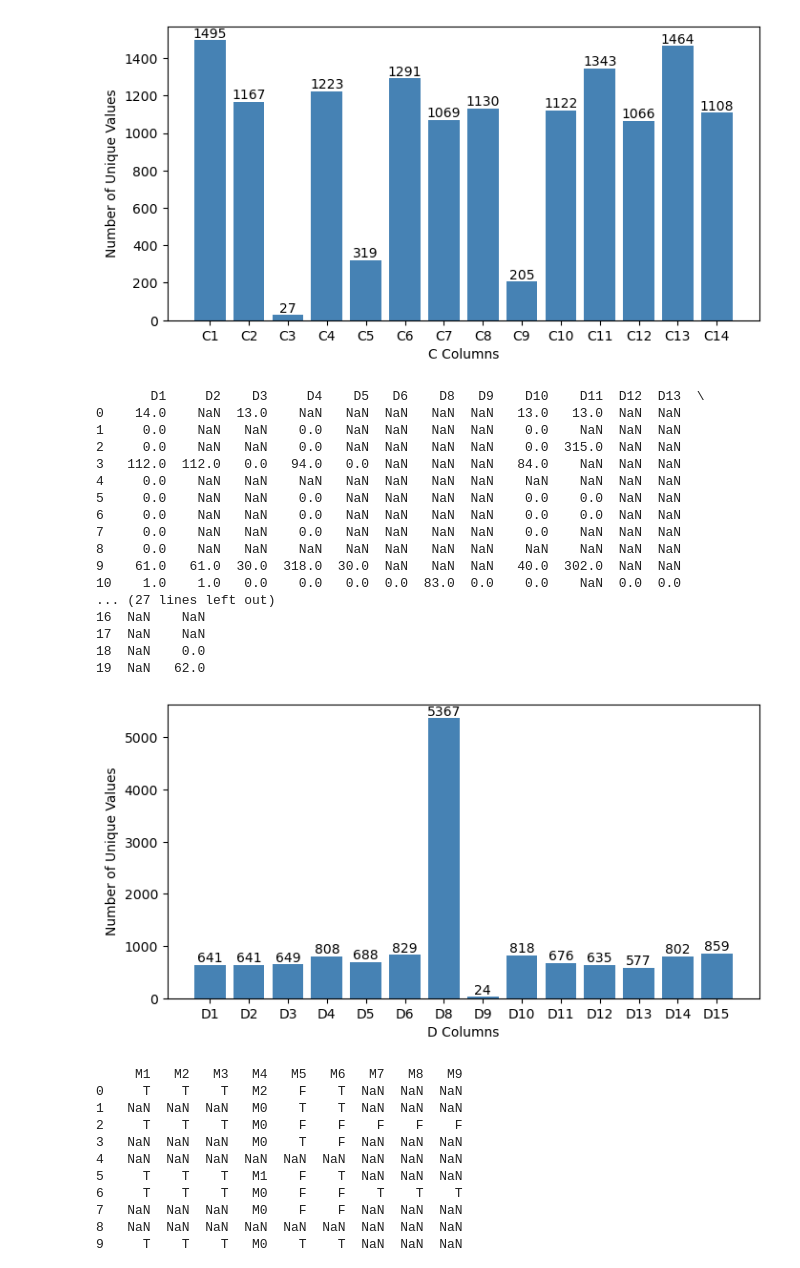
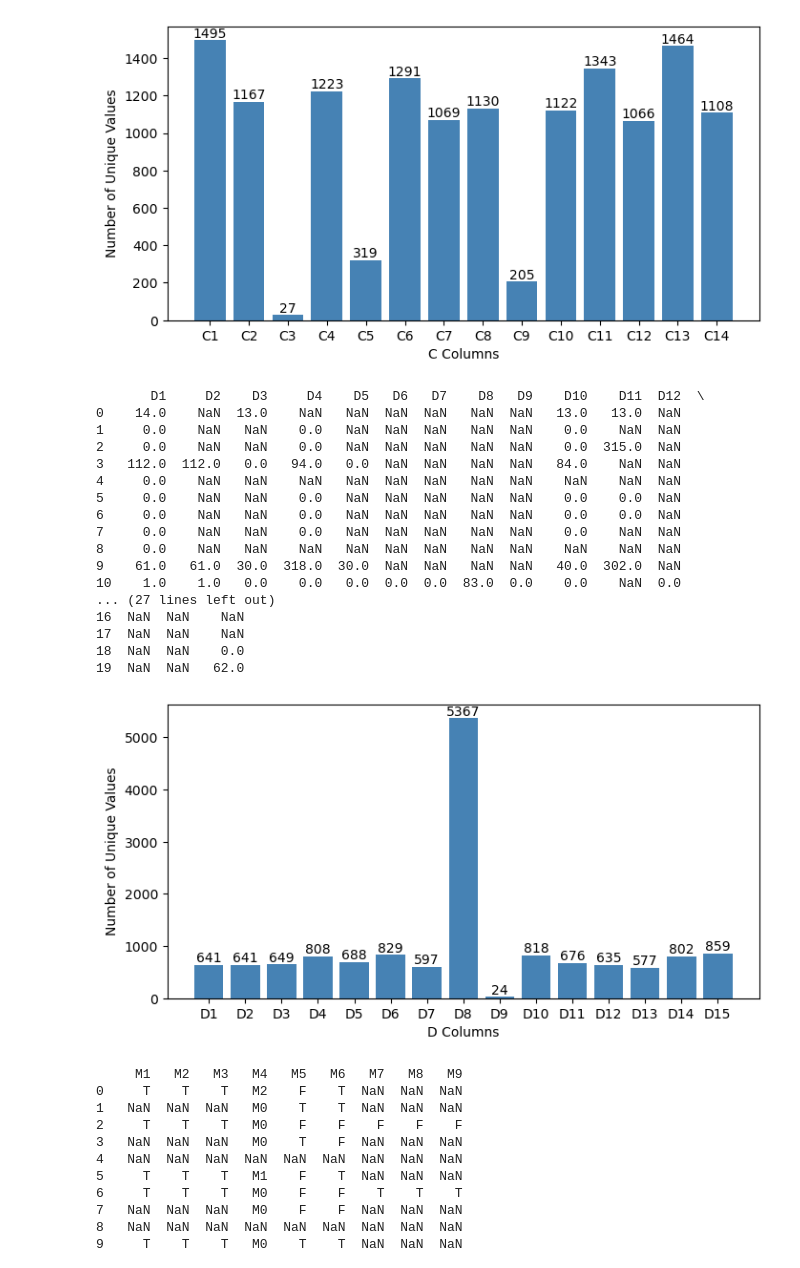
Before and after one commit to BenDuong/Bank-Fraud-Detection, a Jupyter notebook: capstone2_project_template.ipynb, the cells around one changed output. Cells and saved outputs as stored; diff of their text form; code cells hidden in the pictures.

```diff
--- a/capstone2_project_template.ipynb
+++ b/capstone2_project_template.ipynb
@@ -248,11 +210,0 @@ Drop columns have missing rate above 90% to reduce noisy
-# %%
-missing_rate_threshold = 0.9
-cols_to_drop = missing[missing['missing_percentage'] > missing_rate_threshold]['index'].tolist()
-# drop only those columns that exist in the dataframe to avoid KeyError
-trans_train_clean = trans_train_merged.loc[:, trans_train_merged.isnull().mean() < 0.9]
-
-print("Columns dropped due to high missing rate:")
-for col in cols_to_drop:
-    print(col)
-
-trans_train_clean.head()
@@ -458,16 +376,16 @@ plt.show()
 # %%
 #First Encoded column set
 
-c_columns = trans_train_clean.filter(regex='C\d').columns.tolist()
+c_columns = trans_train_merged.filter(regex='C\d').columns.tolist()
 
 plt.figure(figsize=(8, 4))
 for col in c_columns:
-    ax = plt.bar(col, trans_train_clean[col].nunique(), color='steelblue')
+    ax = plt.bar(col, trans_train_merged[col].nunique(), color='steelblue')
     plt.bar_label(ax)
 plt.xlabel('C Columns')
 plt.ylabel('Number of Unique Values')
 
-print(trans_train_clean.filter(regex='C\d').head(20))
+print(trans_train_merged.filter(regex='C\d').head(20))
 # %% [output]
      C1   C2   C3   C4   C5   C6   C7   C8   C9  C10  C11  C12   C13  C14
 0   1.0  1.0  0.0  0.0  0.0  1.0  0.0  0.0  1.0  0.0  2.0  0.0   1.0  1.0
@@ -490,35 +408,35 @@ print(trans_train_clean.filter(regex='C\d').head(20))
 # %%
 #Second Encoded column set
 
-d_columns = trans_train_clean.filter(regex='D\d').columns.tolist()
+d_columns = trans_train_merged.filter(regex='D\d').columns.tolist()
 
 plt.figure(figsize=(8, 4))
 for col in d_columns:
-    ax = plt.bar(col, trans_train_clean[col].nunique(), color='steelblue')
+    ax = plt.bar(col, trans_train_merged[col].nunique(), color='steelblue')
     plt.bar_label(ax)
 plt.xlabel('D Columns')
 plt.ylabel('Number of Unique Values')
 
-print(trans_train_clean.filter(regex='D\d').head(20))
+print(trans_train_merged.filter(regex='D\d').head(20))
 # %% [output]
-       D1     D2    D3     D4    D5   D6    D8   D9    D10    D11  D12  D13  \
-0    14.0    NaN  13.0    NaN   NaN  NaN   NaN  NaN   13.0   13.0  NaN  NaN
-1     0.0    NaN   NaN    0.0   NaN  NaN   NaN  NaN    0.0    NaN  NaN  NaN
-2     0.0    NaN   NaN    0.0   NaN  NaN   NaN  NaN    0.0  315.0  NaN  NaN
-3   112.0  112.0   0.0   94.0   0.0  NaN   NaN  NaN   84.0    NaN  NaN  NaN
-4     0.0    NaN   NaN    NaN   NaN  NaN   NaN  NaN    NaN    NaN  NaN  NaN
-5     0.0    NaN   NaN    0.0   NaN  NaN   NaN  NaN    0.0    0.0  NaN  NaN
-6     0.0    NaN   NaN    0.0   NaN  NaN   NaN  NaN    0.0    0.0  NaN  NaN
-7     0.0    NaN   NaN    0.0   NaN  NaN   NaN  NaN    0.0    NaN  NaN  NaN
-8     0.0    NaN   NaN    NaN   NaN  NaN   NaN  NaN    NaN    NaN  NaN  NaN
-9    61.0   61.0  30.0  318.0  30.0  NaN   NaN  NaN   40.0  302.0  NaN  NaN
-10    1.0    1.0   0.0    0.0   0.0  0.0  83.0  0.0    0.0    NaN  0.0  0.0
+       D1     D2    D3     D4    D5   D6   D7    D8   D9    D10    D11  D12  \
+0    14.0    NaN  13.0    NaN   NaN  NaN  NaN   NaN  NaN   13.0   13.0  NaN
+1     0.0    NaN   NaN    0.0   NaN  NaN  NaN   NaN  NaN    0.0    NaN  NaN
+2     0.0    NaN   NaN    0.0   NaN  NaN  NaN   NaN  NaN    0.0  315.0  NaN
+3   112.0  112.0   0.0   94.0   0.0  NaN  NaN   NaN  NaN   84.0    NaN  NaN
+4     0.0    NaN   NaN    NaN   NaN  NaN  NaN   NaN  NaN    NaN    NaN  NaN
+5     0.0    NaN   NaN    0.0   NaN  NaN  NaN   NaN  NaN    0.0    0.0  NaN
+6     0.0    NaN   NaN    0.0   NaN  NaN  NaN   NaN  NaN    0.0    0.0  NaN
+7     0.0    NaN   NaN    0.0   NaN  NaN  NaN   NaN  NaN    0.0    NaN  NaN
+8     0.0    NaN   NaN    NaN   NaN  NaN  NaN   NaN  NaN    NaN    NaN  NaN
+9    61.0   61.0  30.0  318.0  30.0  NaN  NaN   NaN  NaN   40.0  302.0  NaN
+10    1.0    1.0   0.0    0.0   0.0  0.0  0.0  83.0  0.0    0.0    NaN  0.0
 ... (27 lines left out)
-16  NaN    NaN
-17  NaN    NaN
-18  NaN    0.0
-19  NaN   62.0
+16  NaN  NaN    NaN
+17  NaN  NaN    NaN
+18  NaN  NaN    0.0
+19  NaN  NaN   62.0
-[figure, old version]
+[figure, new version]
 # %%
 #Third Encoded column set
 
```
Also changed, not shown: parts of 47 cells of this notebook.
